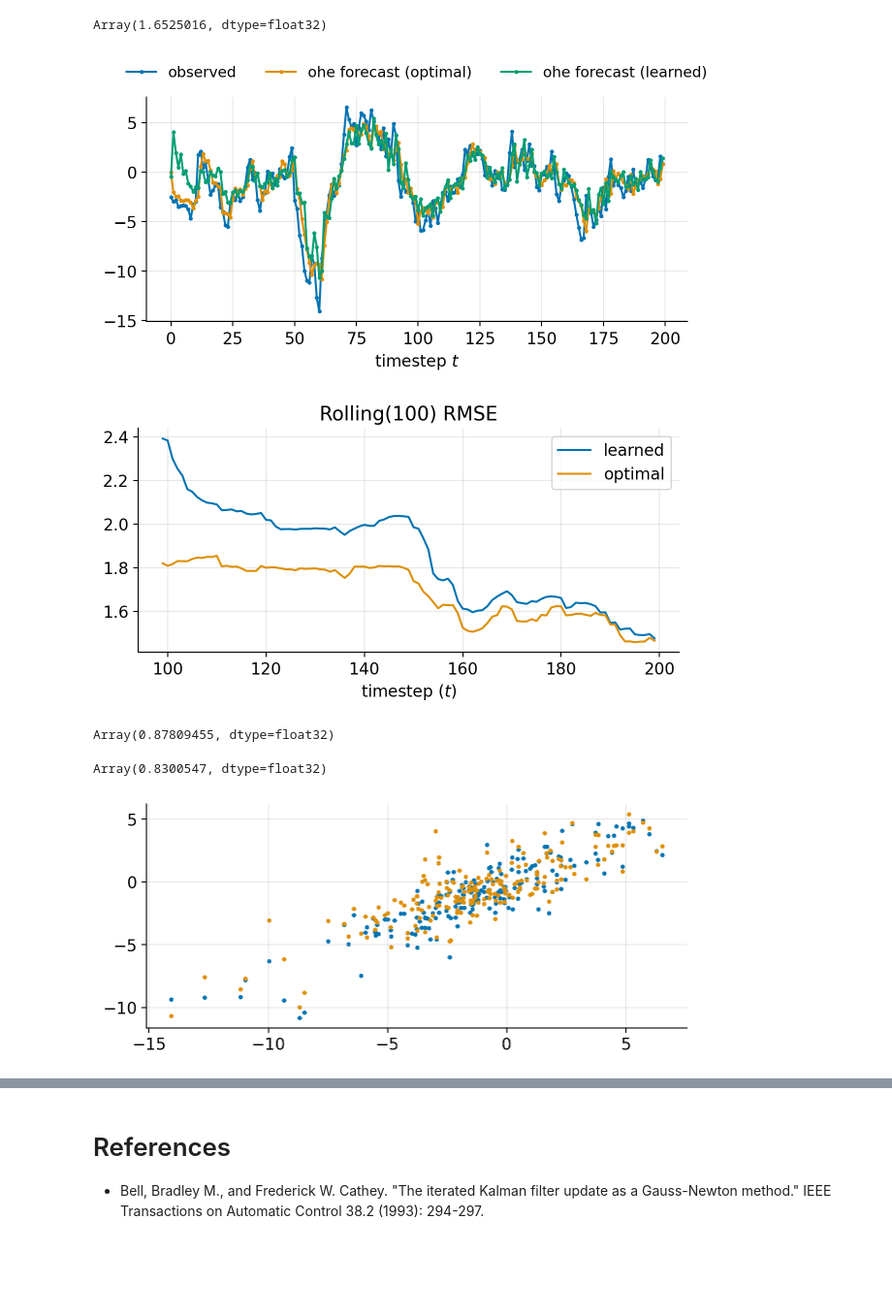
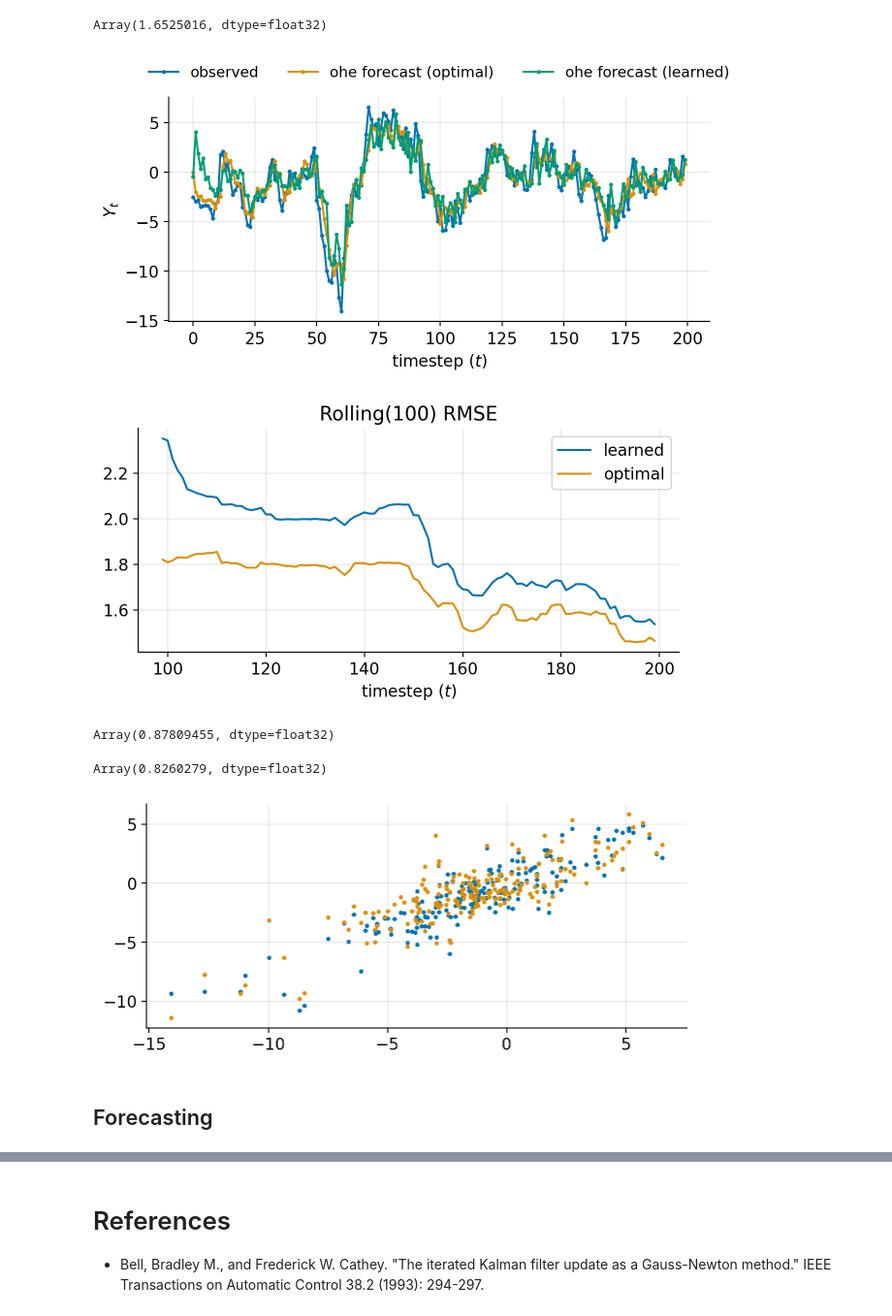
Before and after one commit to gerdm/filtering-notes, a Jupyter notebook: 03-kalman-filter/arma-learning.ipynb, the cells around one changed output, grey strips where cells are left out. Shown at 97% size. Saved outputs shown, nothing was run; the diff lists cells and outputs as text; code cells hidden in the pictures; blank space fills up the shorter version.

```diff
--- a/03-kalman-filter/arma-learning.ipynb
+++ b/03-kalman-filter/arma-learning.ipynb
@@ -86,11 +91,14 @@ def kf_step_optimal(bel, y, H, F, R, Q, n_forecast):
     Sigma_update = Sigma_pred - K @ S @ K.T
     bel_next = (mu_update, Sigma_update)
 
+    mu_forecast = jnp.concat([mu_update[None, :], forecast_mean(F, mu_update, n_forecast)])
+    y_forecast = jnp.einsum("...m,sm->...s", H, mu_forecast)
     out = {
         "mu": mu_update,
         "err": err,
         "yhat": H @ mu_pred,
         "y_corrected": H @ mu_update,
+        "y_forecast": y_forecast,
     }
 
     return bel_next, out
@@ -123,6 +133,6 @@ plt.grid(alpha=0.3)
 # %%
 Q = T @ R @ T.T
-n_forecast = 10
+n_forecast = 12
 _step = partial(kf_step_optimal, H=H[None, :], F=F, R=R, Q=Q, n_forecast=n_forecast)
 y = sample["y"]
 
@@ -270,10 +278,15 @@ def kf_step_lin(bel, y, ssm, n_inner=1):
     _inner = lambda _, bel: kf_step_inner(bel, bel_pred, y, ssm)
     bel = jax.lax.fori_loop(0, n_inner, _inner, bel_pred)
 
+    mean_latent = bel.mean_latent(ssm.latent_dim)
+    H_est = bel.mean_coeff(ssm.latent_dim)
+    mu_forecast = jnp.concat([mean_latent[None, :], forecast_mean(F, mean_latent, n_forecast)])
+    y_forecast = jnp.einsum("...m,sm->...s", H_est, mu_forecast)
     out = {
         "mu": bel.mean,
-        # "err": err,
         "yhat": bel_pred.predict(bel_pred, ssm.latent_dim),
+        "y_corrected": H_est @ mean_latent,
+        "y_forecast": y_forecast,
     }
 
     return bel, out
@@ -288,7 +300,7 @@ state = KFState.init(key_train, dim=ma_n, cov_coeff=1.0, cov_latent=1.0)
 %%time
 
 A = block_diag(jnp.eye(ma_n), F)
-Q = block_diag(jnp.eye(ma_n) *0.01, T @ R @ T.T)
+Q = block_diag(jnp.eye(ma_n) * 0.1, T @ R @ T.T)
 
 ssm_cfg = SSMConfig(
     F=A,
@@ -335,13 +348,14 @@ Array(1.6525016, dtype=float32)
 # %%
 markersize = 0
 plt.plot(sample["y"], marker="o", markersize=2, label="observed")
 plt.plot(hist_optimal["yhat"], marker="o", markersize=2, label="ohe forecast (optimal)")
 plt.plot(hist_online["yhat"], marker="o", markersize=2, label="ohe forecast (learned)")
 plt.legend(ncol=3, loc="upper center", bbox_to_anchor=(0.5, 1.2), frameon=False, fontsize=11)
-plt.xlabel("timestep $t$")
+plt.xlabel("timestep ($t$)")
+plt.ylabel("$Y_t$")
 plt.grid(alpha=0.3)
 # %% [output]
-[figure, old version]
+[figure, new version]
 # %%
 rmse_online = np.sqrt(pd.Series(jnp.power(sample["y"] - hist_online["yhat"], 2)).rolling(100).mean())
 rmse_optimal = np.sqrt(pd.Series(jnp.power(sample["y"] - hist_optimal["yhat"], 2)).rolling(100).mean())
@@ -353,7 +367,7 @@ plt.title("Rolling(100) RMSE")
 plt.xlabel("timestep ($t$)")
 plt.grid(alpha=0.3)
 # %% [output]
-[figure, old version]
+[figure, new version]
 # %%
 jnp.corrcoef(sample["y"], hist_optimal["yhat"])[0,1]
 # %% [output]
@@ -361,11 +375,13 @@ Array(0.87809455, dtype=float32)
 # %%
 jnp.corrcoef(sample["y"], hist_online["yhat"])[0,1]
 # %% [output]
-Array(0.8300547, dtype=float32)
+Array(0.8260279, dtype=float32)
 # %%
 markersize = 5
 plt.scatter(sample["y"], hist_optimal["yhat"], s=markersize)
 plt.scatter(sample["y"], hist_online["yhat"], s=markersize)
 plt.grid(alpha=0.3)
 # %% [output]
-[figure, old version]
+[figure, new version]
+# %% [markdown]
+## Forecasting
```
Also changed, not shown: parts of 13 cells of this notebook.
